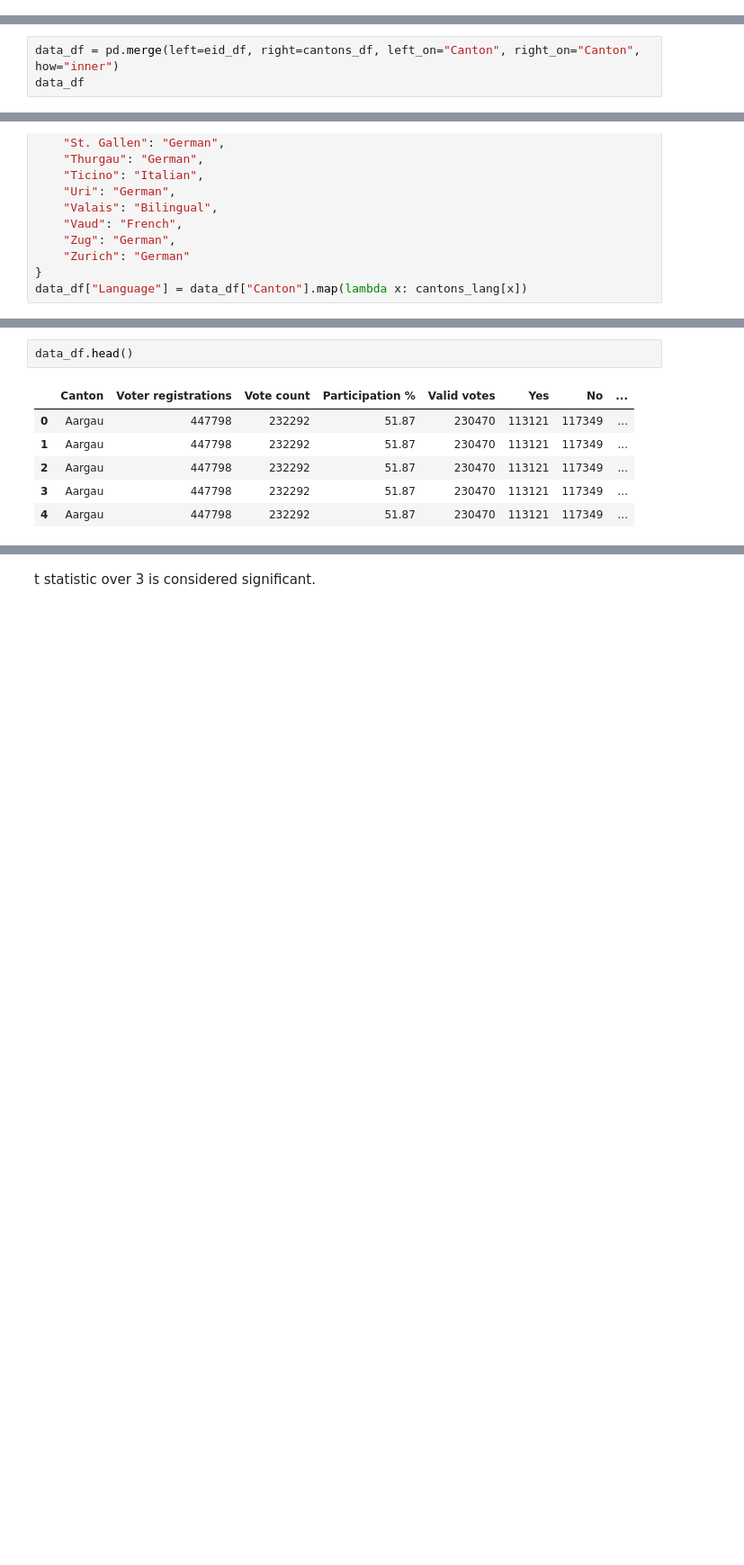
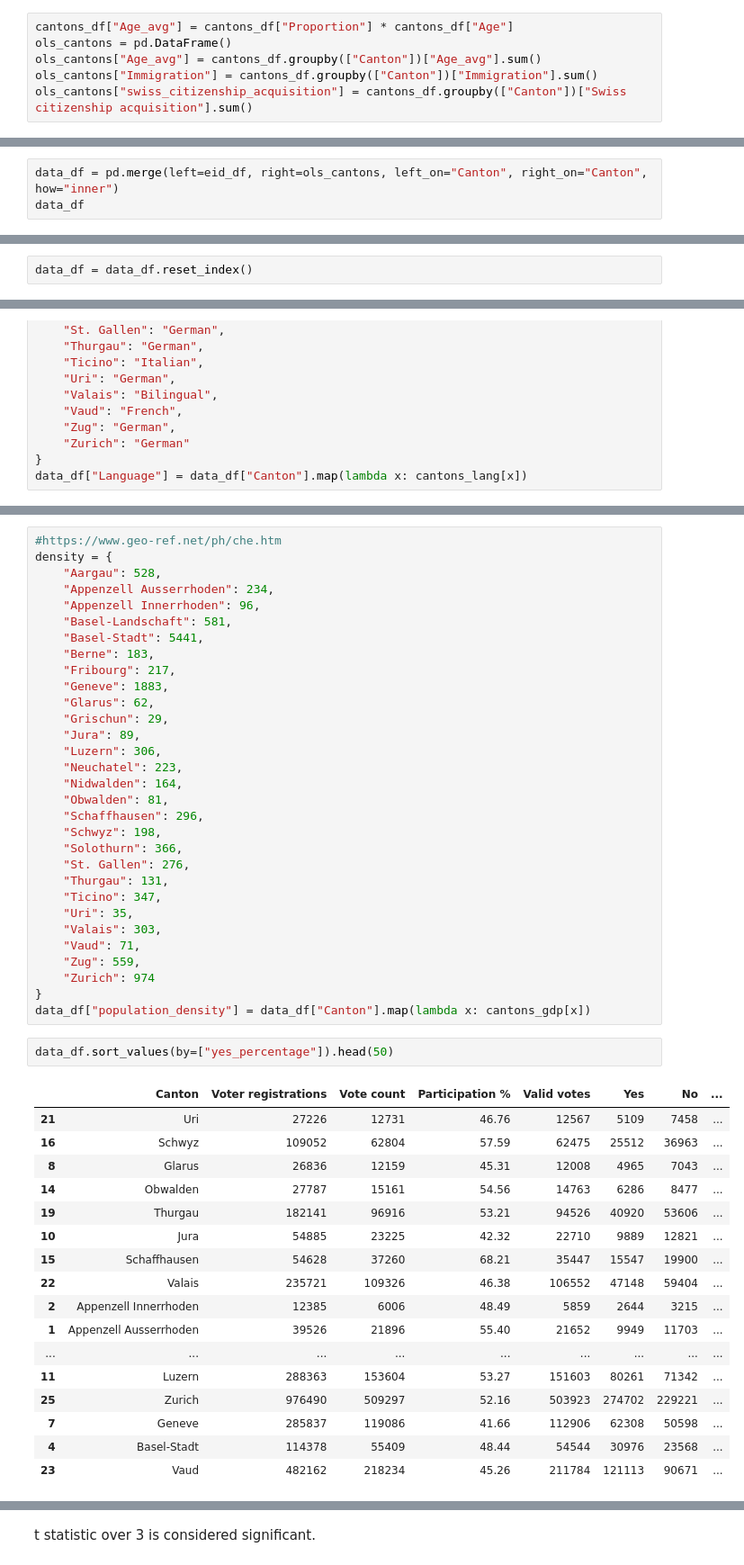
Before and after one commit to Rolph1/Online-privacy-votation-data-analysis, a Jupyter notebook: analysis.ipynb, the cells around one changed output, grey strips where cells are left out. Shown at 90% size. Drawn from its saved outputs; the diff is of its cells as text; blank space fills up the shorter version.

```diff
--- a/analysis.ipynb
+++ b/analysis.ipynb
@@ -164,3 +164,9 @@ cantons_df.pivot(columns=["Age", "Sex"], index="Canton", values=["Proportion"])
+# %%
+cantons_df["Age_avg"] = cantons_df["Proportion"] * cantons_df["Age"]
+ols_cantons = pd.DataFrame()
+ols_cantons["Age_avg"] = cantons_df.groupby(["Canton"])["Age_avg"].sum()
+ols_cantons["Immigration"] = cantons_df.groupby(["Canton"])["Immigration"].sum()
+ols_cantons["swiss_citizenship_acquisition"] = cantons_df.groupby(["Canton"])["Swiss citizenship acquisition"].sum()
 # %%
 eid_df = eid_df.groupby(["Canton"]).sum()
 eid_df.head(10)
@@ -178,6 +184,6 @@ eid_df.head(10)
 | Glarus | 26836 | 12159 | 45.31 | 12008 | 4965 | 7043 | 41.35 |
 | Grischun | 142771 | 67835 | 47.51 | 66445 | 32065 | 34380 | 48.26 |
 # %%
-data_df = pd.merge(left=eid_df, right=cantons_df, left_on="Canton", right_on="Canton", how="inner")
+data_df = pd.merge(left=eid_df, right=ols_cantons, left_on="Canton", right_on="Canton", how="inner")
 data_df
 # %% [output]
@@ -197,3 +214,5 @@ data_df
+# %%
+data_df = data_df.reset_index()
 # %%
 cantons_df["Canton"].unique()
 # %% [output]
@@ -237,10 +287,52 @@ data_df["Language"] = data_df["Canton"].map(lambda x: cantons_lang[x])
+# %%
+#https://www.geo-ref.net/ph/che.htm
+density = {
+    "Aargau": 528,
+    "Appenzell Ausserrhoden": 234,
+    "Appenzell Innerrhoden": 96,
+    "Basel-Landschaft": 581,
+    "Basel-Stadt": 5441,
+    "Berne": 183,
+    "Fribourg": 217,
+    "Geneve": 1883,
+    "Glarus": 62,
+    "Grischun": 29,
+    "Jura": 89,
+    "Luzern": 306,
+    "Neuchatel": 223,
+    "Nidwalden": 164,
+    "Obwalden": 81,
+    "Schaffhausen": 296,
+    "Schwyz": 198,
+    "Solothurn": 366,
+    "St. Gallen": 276,
+    "Thurgau": 131,
+    "Ticino": 347,
+    "Uri": 35,
+    "Valais": 303,
+    "Vaud": 71,
+    "Zug": 559,
+    "Zurich": 974
+}
+data_df["population_density"] = data_df["Canton"].map(lambda x: cantons_gdp[x])
 # %%
-data_df.head()
+data_df.sort_values(by=["yes_percentage"]).head(50)
 # %% [output]
 |  | Canton | Voter registrations | Vote count | Participation % | Valid votes | Yes | No | ... |
-| 0 | Aargau | 447798 | 232292 | 51.87 | 230470 | 113121 | 117349 | ... |
-| 1 | Aargau | 447798 | 232292 | 51.87 | 230470 | 113121 | 117349 | ... |
-| 2 | Aargau | 447798 | 232292 | 51.87 | 230470 | 113121 | 117349 | ... |
-| 3 | Aargau | 447798 | 232292 | 51.87 | 230470 | 113121 | 117349 | ... |
-| 4 | Aargau | 447798 | 232292 | 51.87 | 230470 | 113121 | 117349 | ... |
+| 21 | Uri | 27226 | 12731 | 46.76 | 12567 | 5109 | 7458 | ... |
+| 16 | Schwyz | 109052 | 62804 | 57.59 | 62475 | 25512 | 36963 | ... |
+| 8 | Glarus | 26836 | 12159 | 45.31 | 12008 | 4965 | 7043 | ... |
+| 14 | Obwalden | 27787 | 15161 | 54.56 | 14763 | 6286 | 8477 | ... |
+| 19 | Thurgau | 182141 | 96916 | 53.21 | 94526 | 40920 | 53606 | ... |
+| 10 | Jura | 54885 | 23225 | 42.32 | 22710 | 9889 | 12821 | ... |
+| 15 | Schaffhausen | 54628 | 37260 | 68.21 | 35447 | 15547 | 19900 | ... |
+| 22 | Valais | 235721 | 109326 | 46.38 | 106552 | 47148 | 59404 | ... |
+| 2 | Appenzell Innerrhoden | 12385 | 6006 | 48.49 | 5859 | 2644 | 3215 | ... |
+| 1 | Appenzell Ausserrhoden | 39526 | 21896 | 55.40 | 21652 | 9949 | 11703 | ... |
+| ... | ... | ... | ... | ... | ... | ... | ... | ... |
+| 11 | Luzern | 288363 | 153604 | 53.27 | 151603 | 80261 | 71342 | ... |
+| 25 | Zurich | 976490 | 509297 | 52.16 | 503923 | 274702 | 229221 | ... |
+| 7 | Geneve | 285837 | 119086 | 41.66 | 112906 | 62308 | 50598 | ... |
+| 4 | Basel-Stadt | 114378 | 55409 | 48.44 | 54544 | 30976 | 23568 | ... |
+| 23 | Vaud | 482162 | 218234 | 45.26 | 211784 | 121113 | 90671 | ... |
 # %%
```
Also changed, not shown: parts of 15 cells of this notebook, 1 other file.
